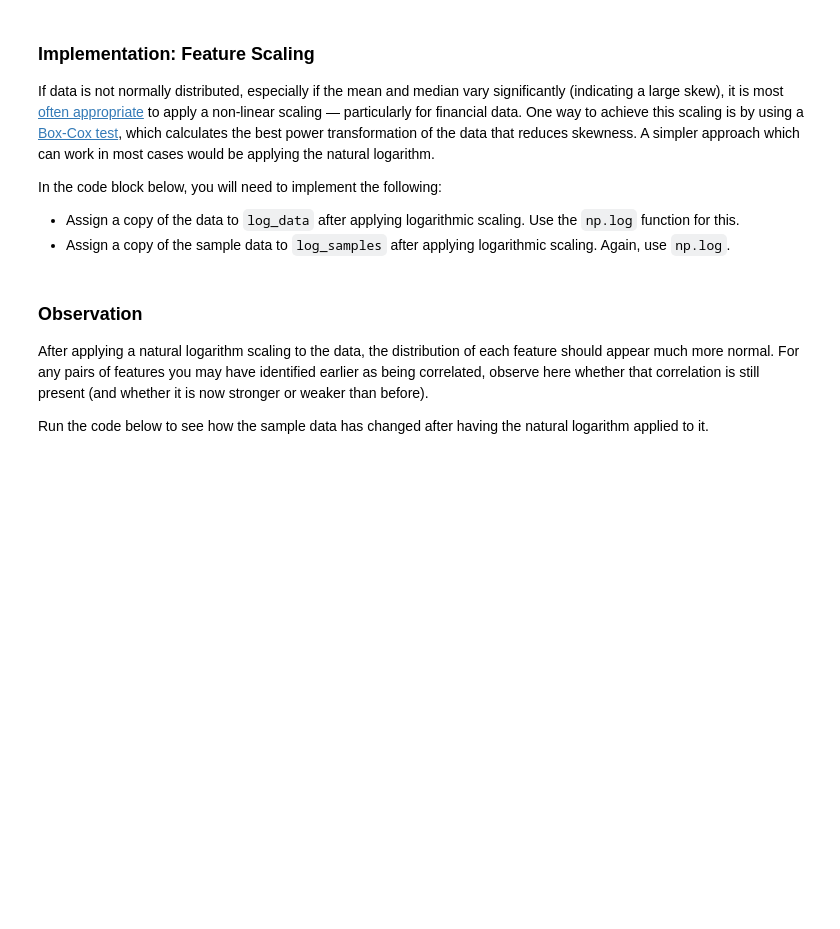
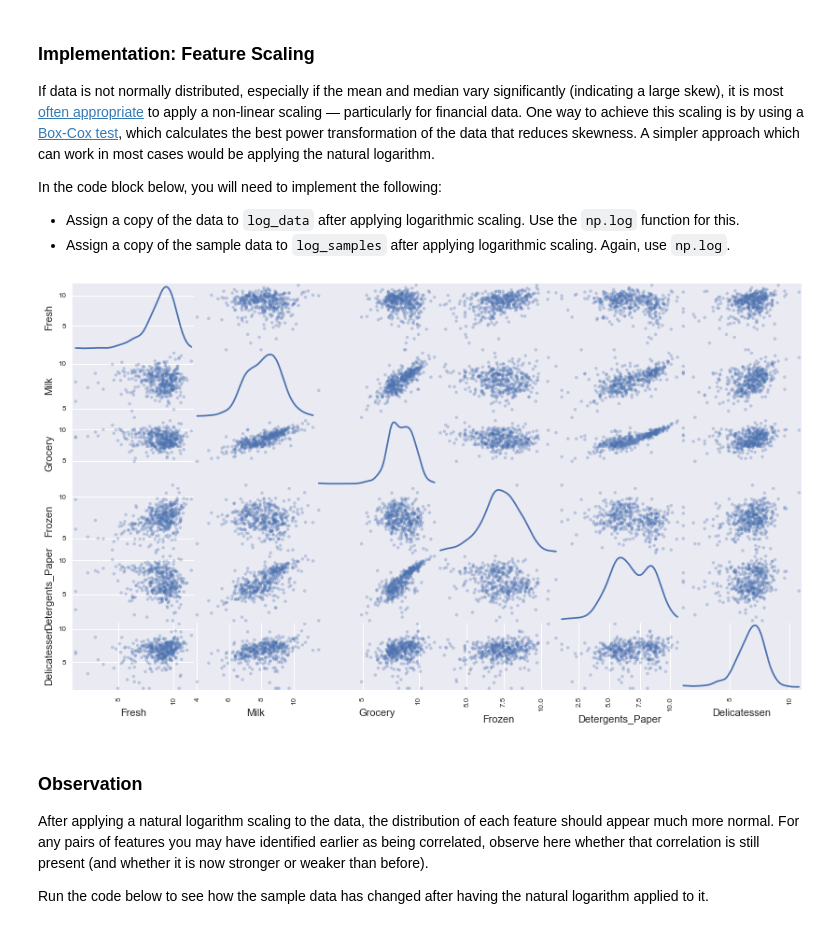
Before and after one commit to shabnami/machine-learning, a Jupyter notebook: projects/customer_segments/customer_segments.ipynb, the cells around one changed output. Cells and saved outputs as stored; diff of their text form; code cells hidden in the pictures; blank space fills up the shorter version.

Commit message:
finishing customer segment project

```diff
--- a/projects/customer_segments/customer_segments.ipynb
+++ b/projects/customer_segments/customer_segments.ipynb
@@ -60,9 +60,9 @@ display(data.describe())
 To get a better understanding of the customers and how their data will transform through the analysis, it would be best to select a few sample data points and explore them in more detail. In the code block below, add **three** indices of your choice to the `indices` list which will represent the customers to track. It is suggested to try different sets of samples until you obtain customers that vary significantly from one another.
 # %%
 # TODO: Select three indices of your choice you wish to sample from the dataset
-indices = []
+indices = [4,78,100]
 
 # Create a DataFrame of the chosen samples
 samples = pd.DataFrame(data.loc[indices], columns = data.keys()).reset_index(drop = True)
-print "Chosen samples of wholesale customers dataset:"
+print ("Chosen samples of wholesale customers dataset:")
 display(samples)
@@ -144,13 +203,15 @@ In the code block below, you will need to implement the following:
  - Assign a copy of the sample data to `log_samples` after applying logarithmic scaling. Again, use `np.log`.
 # %%
 # TODO: Scale the data using the natural logarithm
-log_data = None
+log_data = np.log(data)
 
 # TODO: Scale the sample data using the natural logarithm
-log_samples = None
+log_samples = np.log(samples)
 
 # Produce a scatter matrix for each pair of newly-transformed features
 pd.scatter_matrix(log_data, alpha = 0.3, figsize = (14,8), diagonal = 'kde');
+# %% [output]
+[figure, added]
 # %% [markdown]
 ### Observation
 After applying a natural logarithm scaling to the data, the distribution of each feature should appear much more normal. For any pairs of features you may have identified earlier as being correlated, observe here whether that correlation is still present (and whether it is now stronger or weaker than before).
```
Also changed, not shown: parts of 40 cells of this notebook.
